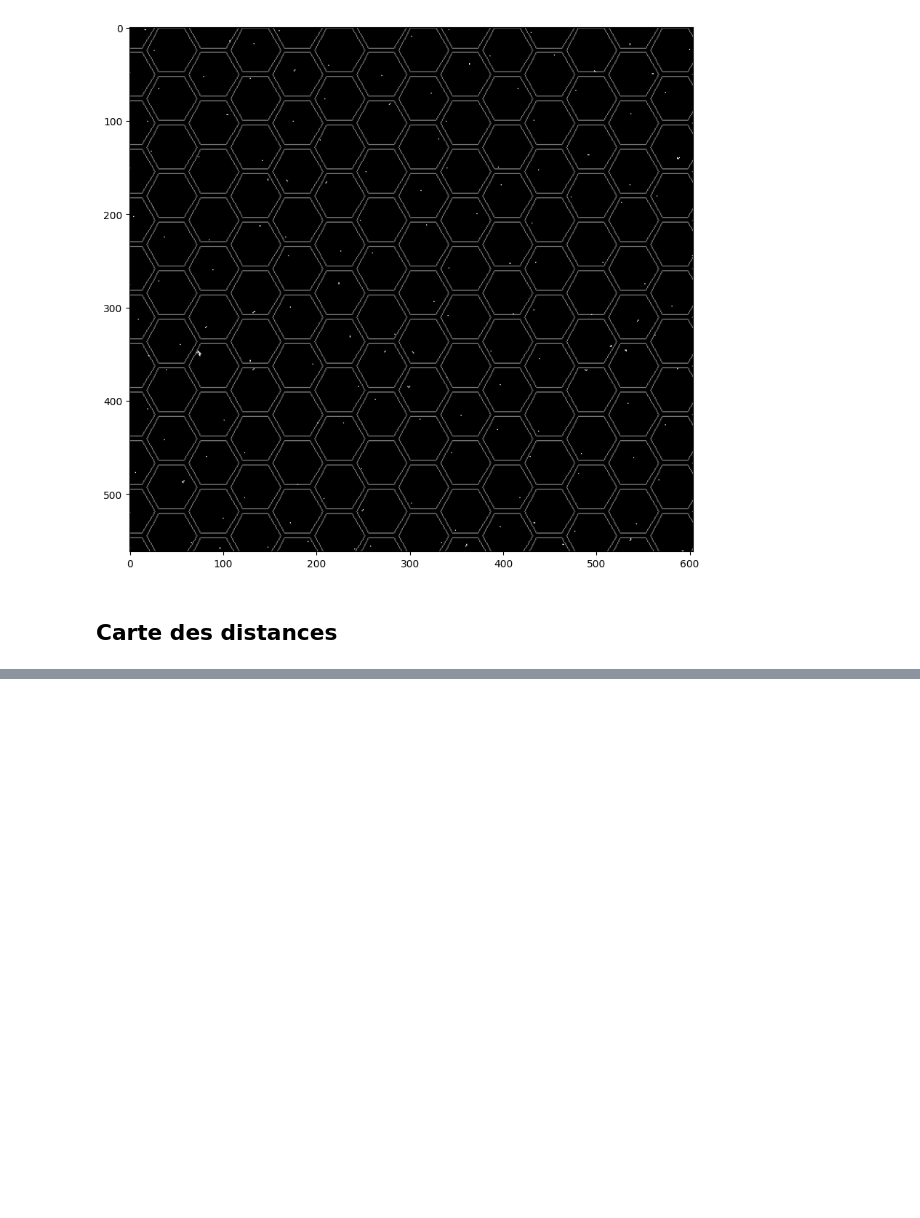
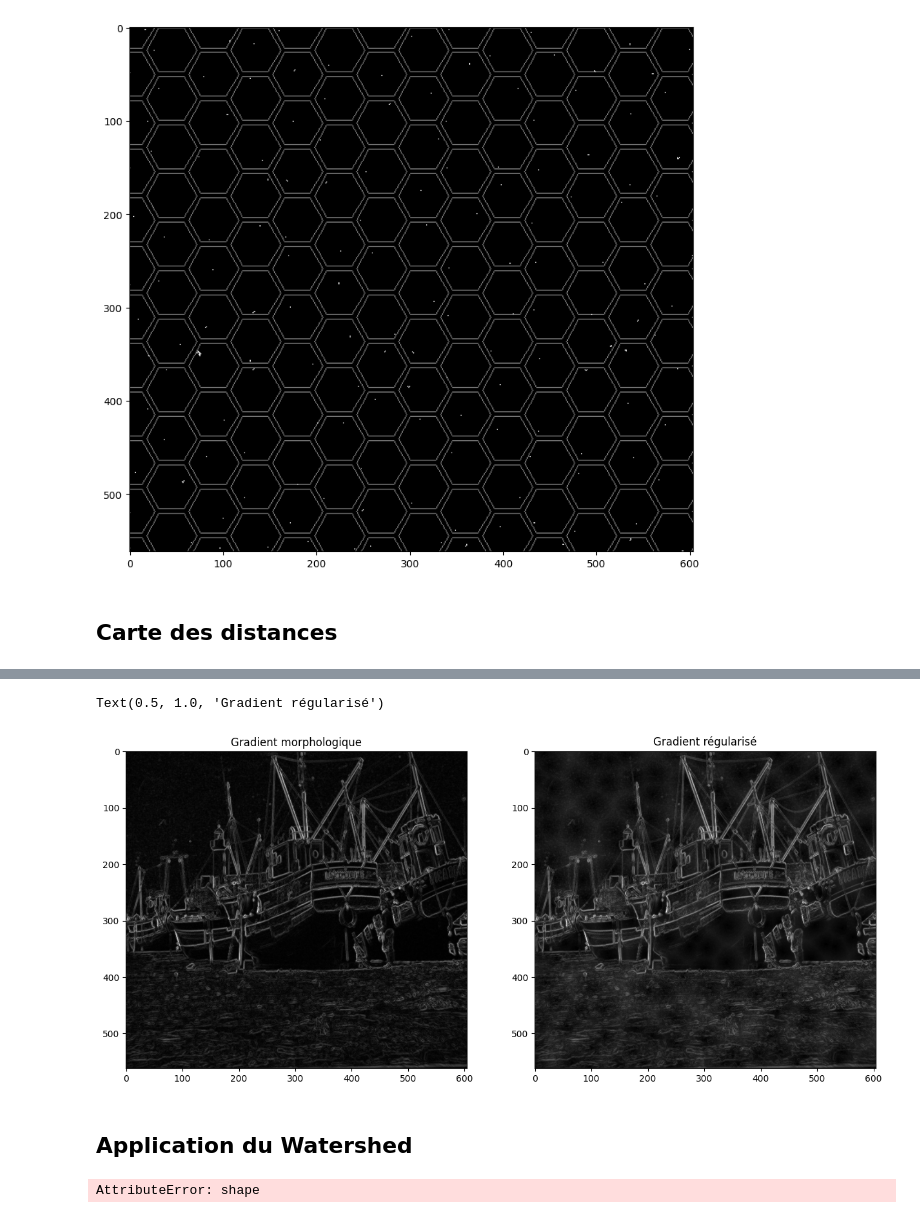
Before and after one commit to Planeurzik/Waterpixels, a Jupyter notebook: water1.ipynb, the cells around one changed output, grey strips where cells are left out. Cells and saved outputs as stored; diff of their text form; code cells hidden in the pictures; blank space fills up the shorter version.

Commit message:
Régularisation spatiale du gradient

```diff
--- a/water1.ipynb
+++ b/water1.ipynb
@@ -292,0 +298,37 @@ test_img.show()
+# %%
+def regularisation_spatiale(grad_im,distance_carte,k,taille):
+    colonnes, lignes = grad_im.size
+    new_grad_im = Image.new(mode="L",size=(colonnes,lignes),color=0)
+    for i in range(colonnes):
+        for j in range(lignes):
+            new_pixel = grad_im.getpixel((i,j))+(k*(2/taille)*distance_carte[i][j])
+            new_grad_im.putpixel((i,j),int(new_pixel))
+    return new_grad_im
+
+carte_distance = binary_grad_min(im,30,0.9)
+carte_distance = ndimage.distance_transform_edt(carte_distance)
+grad_regularized = regularisation_spatiale(im,carte_distance,10,30)
+
+fig,ax = plt.subplots(1,2,figsize=(15,15))
+ax[0].imshow(im, cmap='gray')
+ax[0].set_title("Gradient morphologique")
+ax[1].imshow(grad_regularized, cmap='gray')
+ax[1].set_title("Gradient régularisé")
+# %% [output]
+Text(0.5, 1.0, 'Gradient régularisé')
+[figure, added]
+# %% [markdown]
+## Application du Watershed
+# %%
+colonnes,lignes = im.size
+mark_img_binary = np.zeros((colonnes,lignes))
+
+for c in calcul_hexa_centers(im,30):
+    grad_min = extract_hex_grad_min(im,c,int(30*0.9))
+    for g in grad_min:
+        if g[0]<colonnes and g[0]>=0 and g[1]<lignes and g[1]>=0:
+            mark_img_binary[g[0]][g[1]]=1
+
+ws = watershed(grad_regularized, mark_img_binary,watershed_line = True)
+# %% [output]
+AttributeError: shape
```
Also changed, not shown: parts of 1 cell of this notebook.
